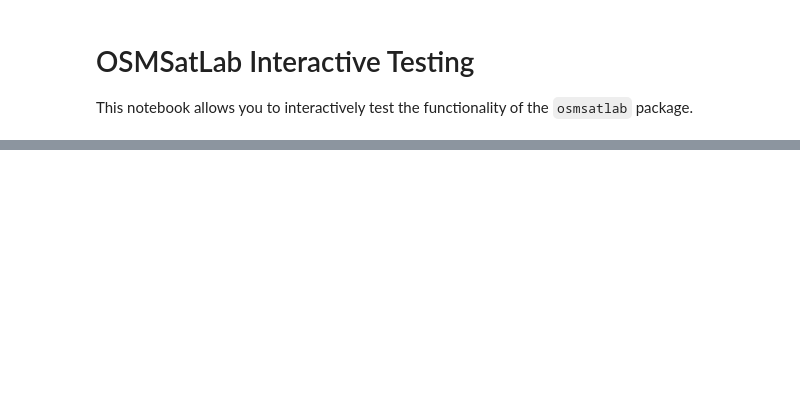
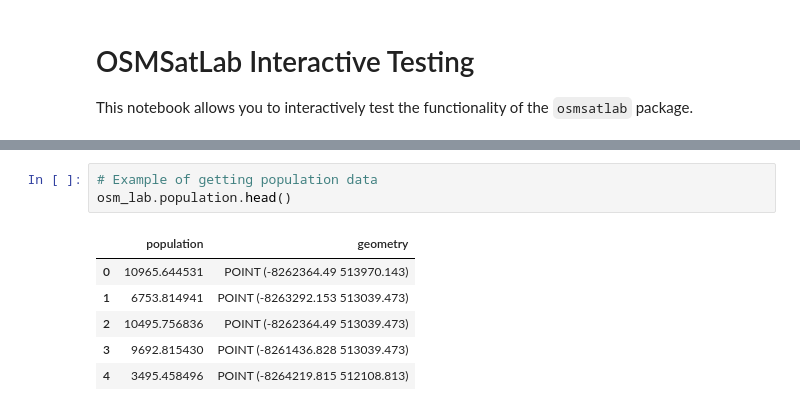
Before and after one commit to davidrers/osmsatlab, a Jupyter notebook: examples/interactive_testing.ipynb, the cells around one changed output, grey strips where cells are left out. Drawn from its saved outputs; the diff is of its cells as text; blank space fills up the shorter version.

```diff
--- a/examples/interactive_testing.ipynb
+++ b/examples/interactive_testing.ipynb
@@ -136,0 +100,10 @@ people_per_service: 21946.1875
+# %%
+# Example of getting population data
+osm_lab.population.head()
+# %% [output]
+|  | population | geometry |
+| 0 | 10965.644531 | POINT (-8262364.49 513970.143) |
+| 1 | 6753.814941 | POINT (-8263292.153 513039.473) |
+| 2 | 10495.756836 | POINT (-8262364.49 513039.473) |
+| 3 | 9692.815430 | POINT (-8261436.828 513039.473) |
+| 4 | 3495.458496 | POINT (-8264219.815 512108.813) |
```
Also changed, not shown: parts of 14 cells of this notebook, 1 other file.
